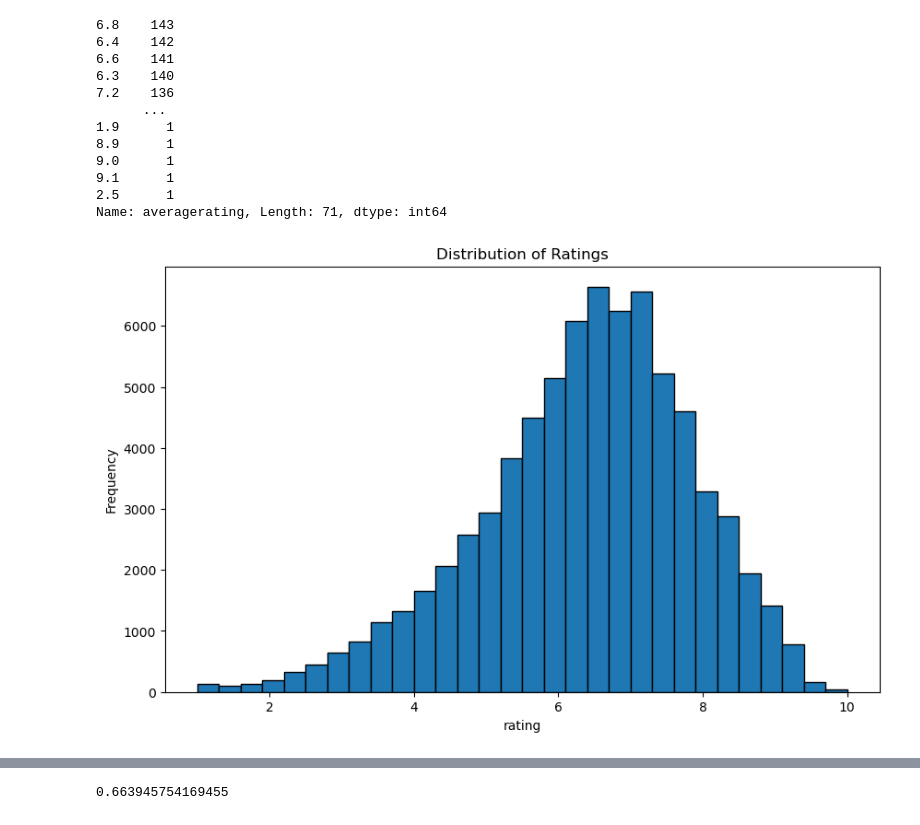
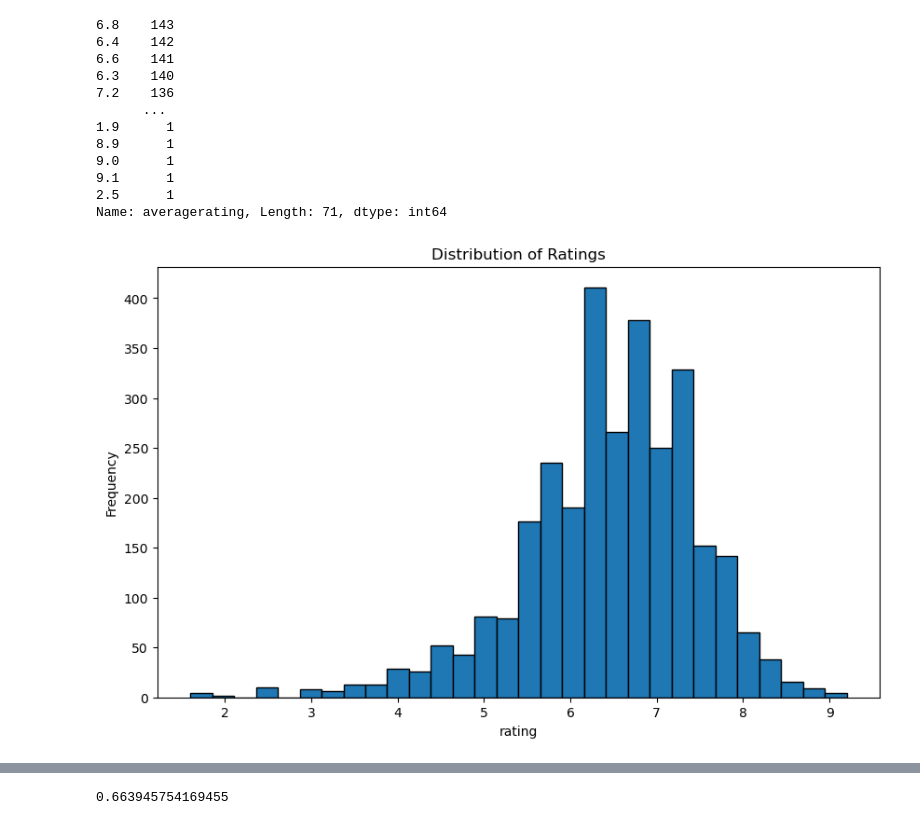
Before and after one commit to BrianClint/dsc-phase-1-project-v2-4, a Jupyter notebook: student.ipynb, the cells around one changed output, grey strips where cells are left out. Drawn from its saved outputs; the diff is of its cells as text; code cells hidden in the pictures.

```diff
--- a/student.ipynb
+++ b/student.ipynb
@@ -408,12 +408,12 @@ merged_df['averagerating'].value_counts()
 Name: averagerating, Length: 71, dtype: int64
 # %%
 plt.figure(figsize=(10,6))
-plt.hist(data['averagerating'], bins=30, ec='black')
+plt.hist(merged_df['averagerating'], bins=30, ec='black')
 plt.xlabel('rating')
 plt.ylabel('Frequency')
 plt.title('Distribution of Ratings');
 # %% [output]
-[figure, old version]
+[figure, new version]
 # %%
 #Get a summary visualization on how the various columns relate with each other
 import seaborn as sns
```
Also changed, not shown: parts of 4 cells of this notebook.
